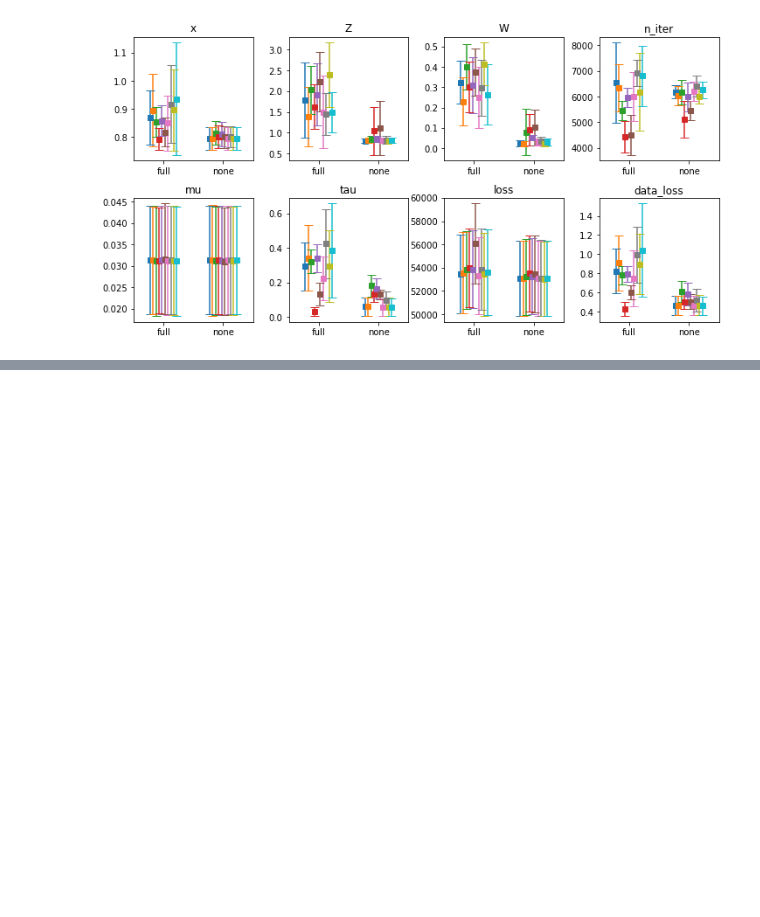
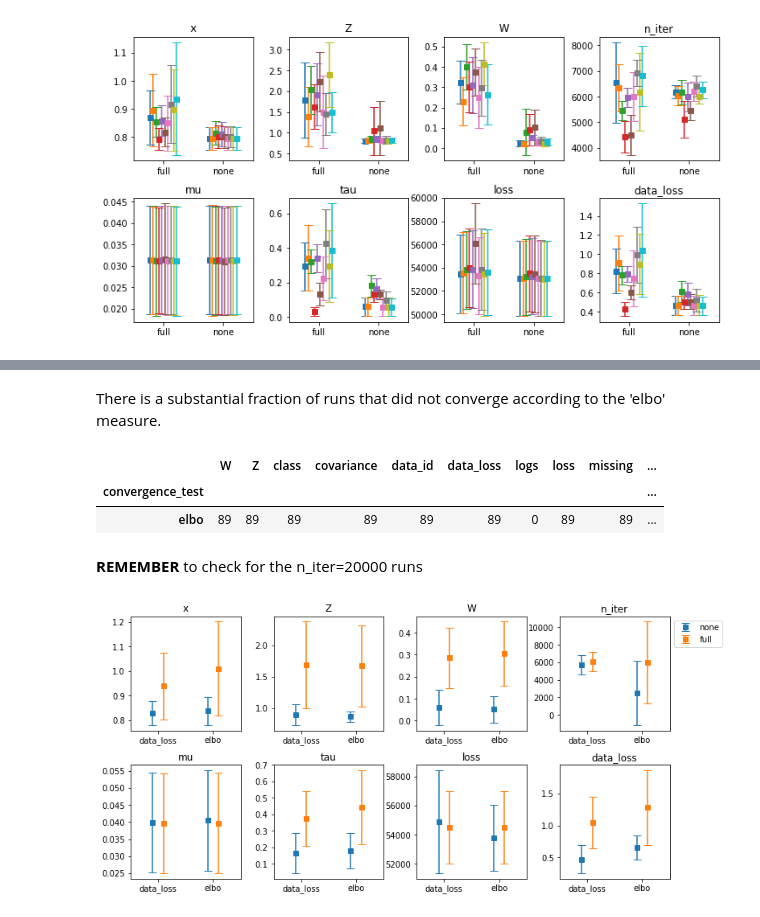
Before and after one commit to betaplane/cezanne, a Jupyter notebook: notebooks/PPCA.ipynb, the cells around one changed output, grey strips where cells are left out. Drawn from its saved outputs; the diff is of its cells as text; code cells hidden in the pictures; blank space fills up the shorter version.

```diff
--- a/notebooks/PPCA.ipynb
+++ b/notebooks/PPCA.ipynb
@@ -646,5 +646,0 @@ set_matplotlib_formats('png', 'pdf')
-# %%
-with pd.HDFStore('../python/pca/convergence.h5') as S:
-    args = S['/data_loss_vs_elbo/args']
-    config = S['/data_loss_vs_elbo/config']
-    results = S['/data_loss_vs_elbo/results']
@@ -751,0 +731,17 @@ for k, x in enumerate(['x', 'Z', 'W', 'n_iter', 'mu', 'tau', 'loss', 'data_loss'
+# %% [markdown]
+There is a substantial fraction of runs that did not converge according to the 'elbo' measure.
+# %%
+results[results.n_iter==20000].groupby('convergence_test').count()
+# %% [output]
+|  | W | Z | class | covariance | data_id | data_loss | logs | loss | missing | ... |
+| convergence_test |  |  |  |  |  |  |  |  |  | ... |
+| elbo | 89 | 89 | 89 | 89 | 89 | 89 | 0 | 89 | 89 | ... |
+# %% [markdown]
+**REMEMBER** to check for the n_iter=20000 runs
+# %%
+# 'pca_tf_placeholder' branch
+
+axs = test.plot('convergence_test', {'covariance': ['none', 'full']}, results=results[results.n_iter!=20000])
+axs[0, 3].legend(loc='upper left', bbox_to_anchor=(1, 1));
+# %% [output]
+[figure, added]
```
Also changed, not shown: parts of 20 cells of this notebook, 4 other files.
